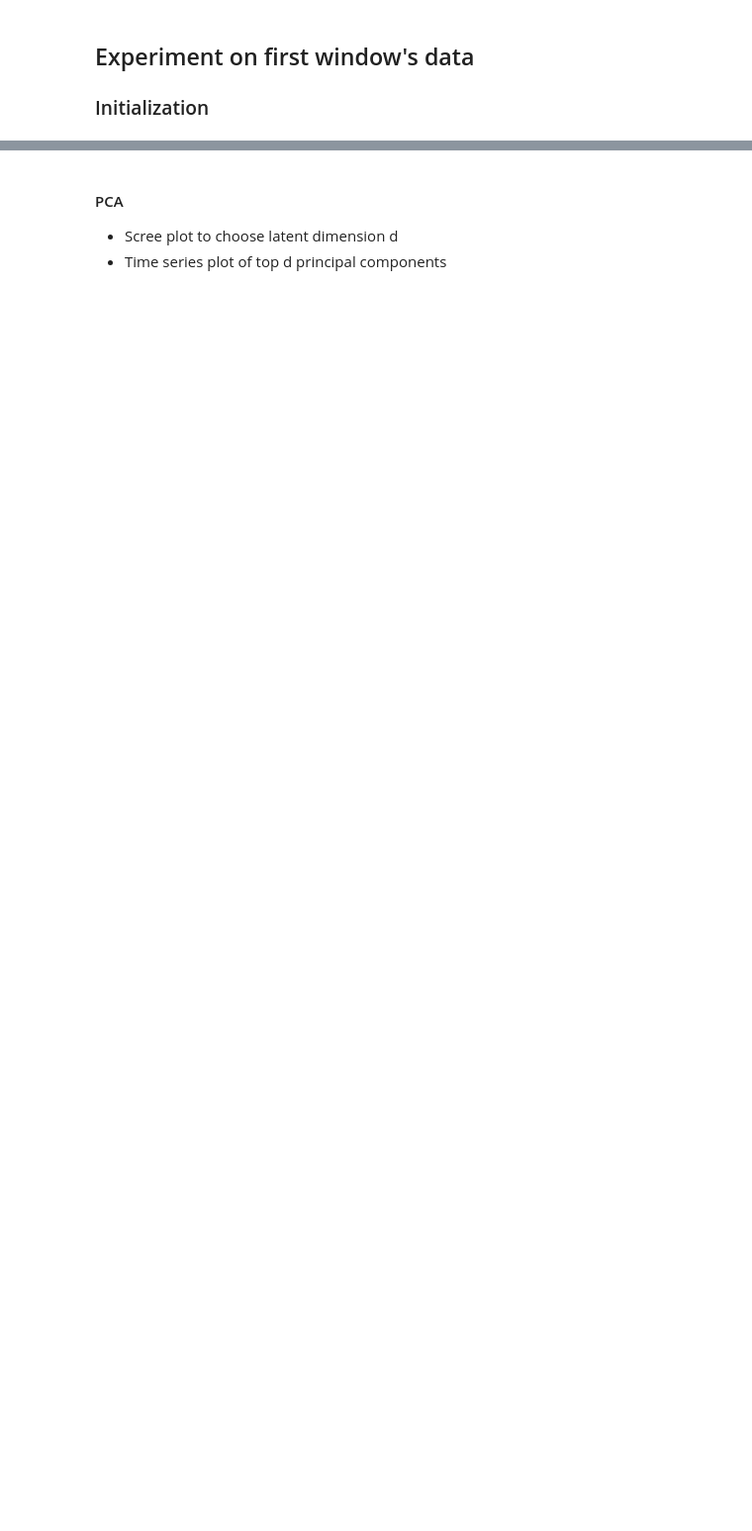
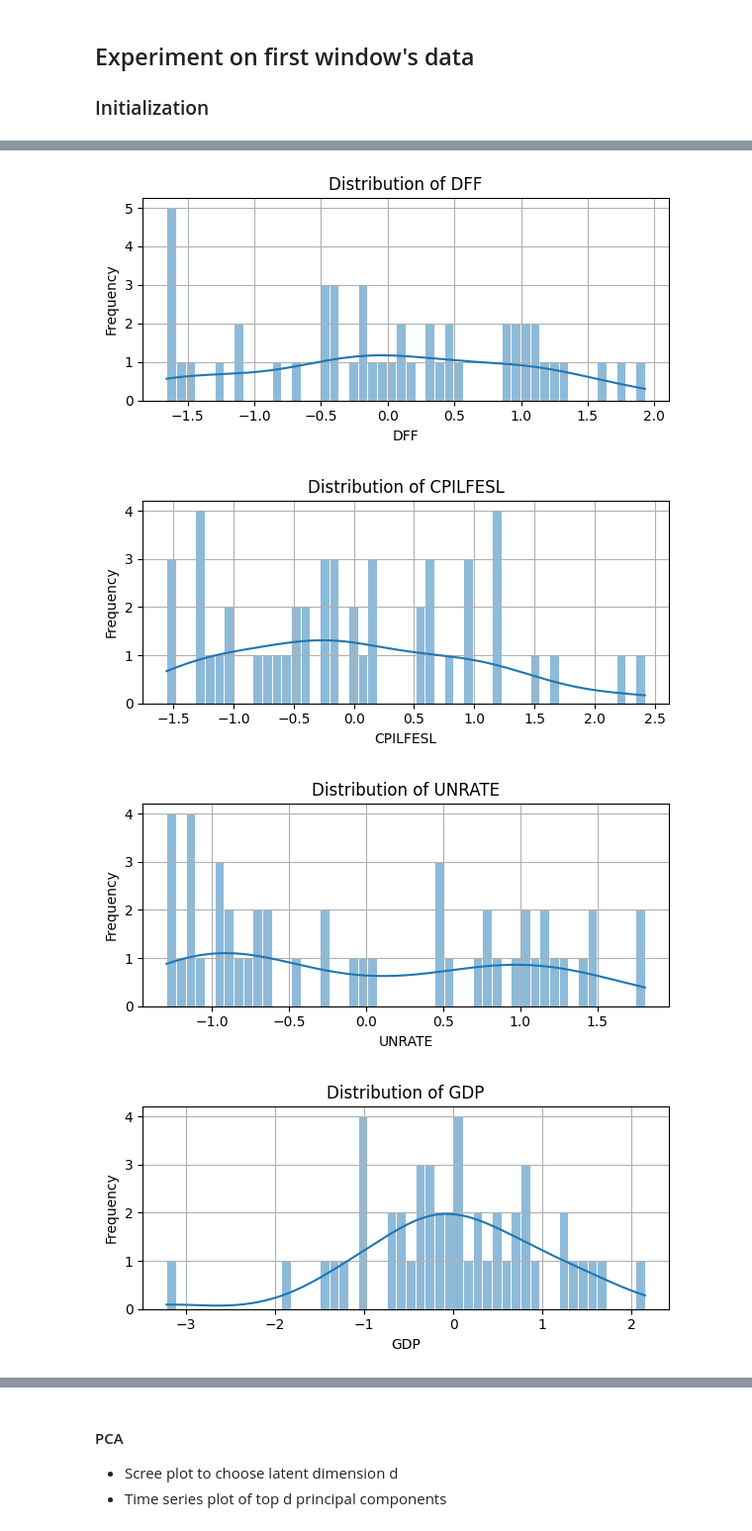
Before and after one commit to lexie-z/macro-model, a Jupyter notebook: playground.ipynb, the cells around one changed output, grey strips where cells are left out. Shown at 99% size. Drawn from its saved outputs; the diff is of its cells as text; code cells hidden in the pictures; blank space fills up the shorter version.

```diff
--- a/playground.ipynb
+++ b/playground.ipynb
@@ -124,0 +130,4 @@ display(adf_test_all_features(eda_train_df_stationary))
+# %%
+clipping_factors = []
+experiment_df , experiment_scaler = initialize_by_window(stationary_df, clipping_factors=clipping_factors, plot=True)
+# %% [output]
@@ -124,0 +136,4 @@ display(adf_test_all_features(eda_train_df_stationary))
+[figure, added]
+[figure, added]
+[figure, added]
+[figure, added]
```
Also changed, not shown: parts of 17 cells of this notebook, 1 other file.
